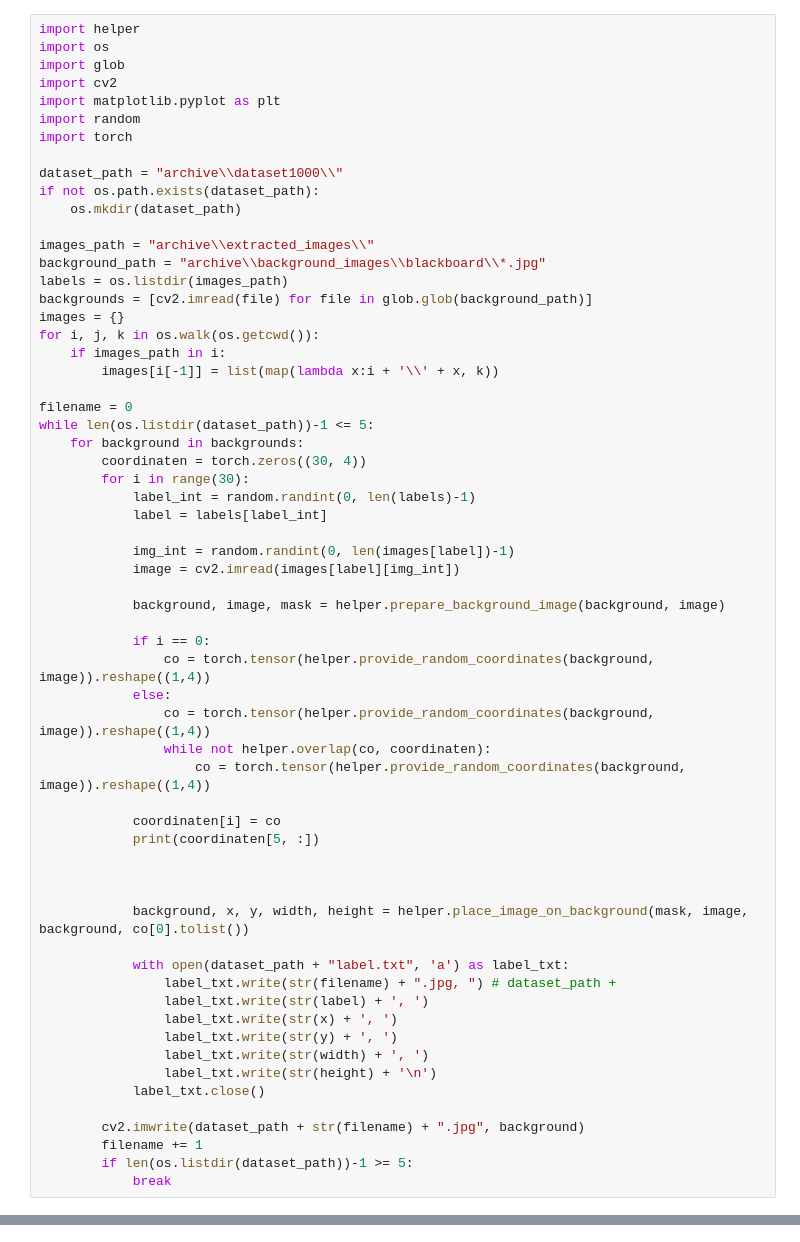
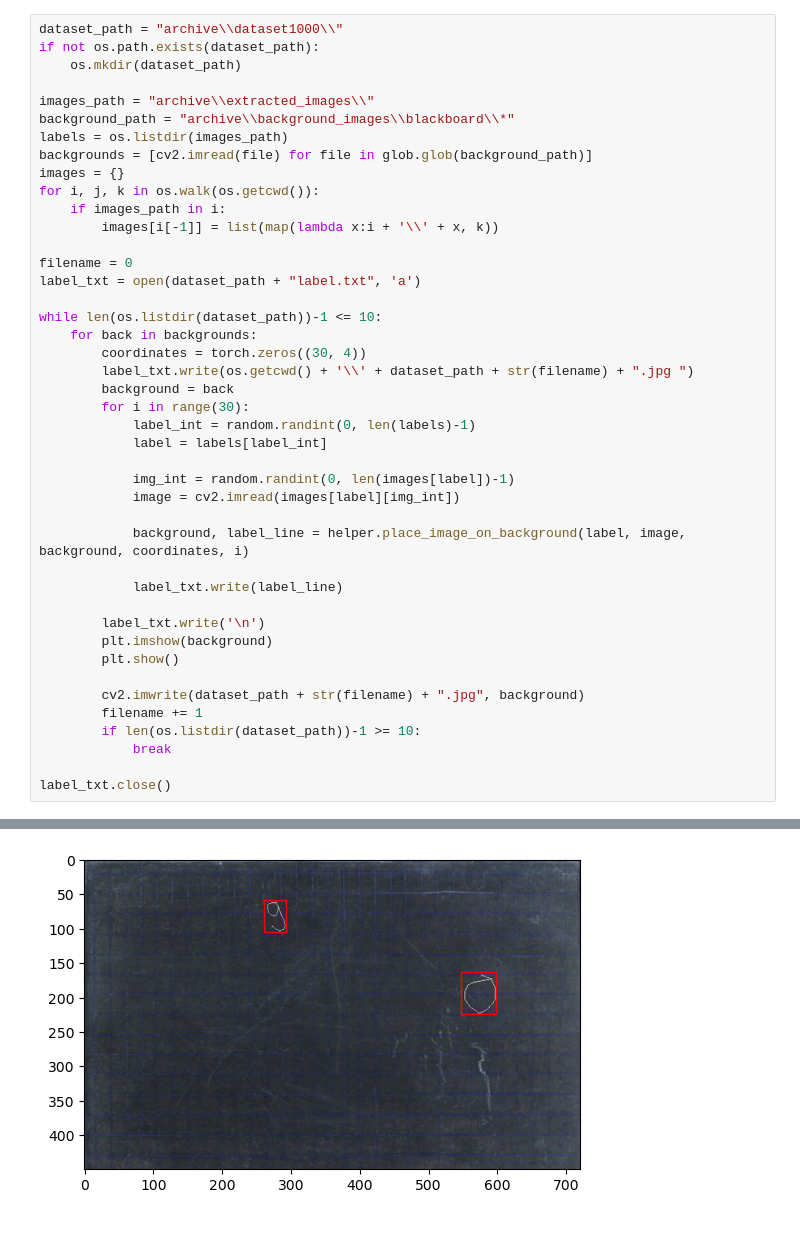
Before and after one commit to TNodeCode/cv-symbol-extraction, a Jupyter notebook: dataset-generation/test.ipynb, the cells around one changed output, grey strips where cells are left out. Cells and saved outputs as stored; diff of their text form.

```diff
--- a/dataset-generation/test.ipynb
+++ b/dataset-generation/test.ipynb
@@ -1,18 +13,10 @@
 # %%
-import helper
-import os
-import glob
-import cv2
-import matplotlib.pyplot as plt
-import random
-import torch
-
 dataset_path = "archive\\dataset1000\\"
 if not os.path.exists(dataset_path):
     os.mkdir(dataset_path)
 
 images_path = "archive\\extracted_images\\"
-background_path = "archive\\background_images\\blackboard\\*.jpg"
+background_path = "archive\\background_images\\blackboard\\*"
 labels = os.listdir(images_path)
 backgrounds = [cv2.imread(file) for file in glob.glob(background_path)]
 images = {}
@@ -21,9 +25,13 @@ for i, j, k in os.walk(os.getcwd()):
         images[i[-1]] = list(map(lambda x:i + '\\' + x, k))
 
 filename = 0
-while len(os.listdir(dataset_path))-1 <= 5:
-    for background in backgrounds:
-        coordinaten = torch.zeros((30, 4))
+label_txt = open(dataset_path + "label.txt", 'a')
+
+while len(os.listdir(dataset_path))-1 <= 10:
+    for back in backgrounds:
+        coordinates = torch.zeros((30, 4))
+        label_txt.write(os.getcwd() + '\\' + dataset_path + str(filename) + ".jpg ")
+        background = back
         for i in range(30):
             label_int = random.randint(0, len(labels)-1)
             label = labels[label_int]
@@ -31,33 +39,18 @@ while len(os.listdir(dataset_path))-1 <= 5:
             img_int = random.randint(0, len(images[label])-1)
             image = cv2.imread(images[label][img_int])
 
-            background, image, mask = helper.prepare_background_image(background, image)
+            background, label_line = helper.place_image_on_background(label, image, background, coordinates, i)
 
-            if i == 0:
-                co = torch.tensor(helper.provide_random_coordinates(background, image)).reshape((1,4))
-            else:
-                co = torch.tensor(helper.provide_random_coordinates(background, image)).reshape((1,4))
-                while not helper.overlap(co, coordinaten):
-                    co = torch.tensor(helper.provide_random_coordinates(background, image)).reshape((1,4))
+            label_txt.write(label_line)
 
-            coordinaten[i] = co
-            print(coordinaten[5, :])
-
-
-
-            background, x, y, width, height = helper.place_image_on_background(mask, image, background, co[0].tolist())
-
-            with open(dataset_path + "label.txt", 'a') as label_txt:
-                label_txt.write(str(filename) + ".jpg, ") # dataset_path +
-                label_txt.write(str(label) + ', ')
-                label_txt.write(str(x) + ', ')
-                label_txt.write(str(y) + ', ')
-                label_txt.write(str(width) + ', ')
-                label_txt.write(str(height) + '\n')
-            label_txt.close()
+        label_txt.write('\n')
+        plt.imshow(background)
+        plt.show()
 
         cv2.imwrite(dataset_path + str(filename) + ".jpg", background)
         filename += 1
-        if len(os.listdir(dataset_path))-1 >= 5:
+        if len(os.listdir(dataset_path))-1 >= 10:
             break
+
+label_txt.close()
 # %% [output]
@@ -64,0 +57 @@ ValueError: empty range for randrange() (288, 163, -125)
+[figure, added]
```
Also changed, not shown: parts of 5 cells of this notebook, 16 other files.
